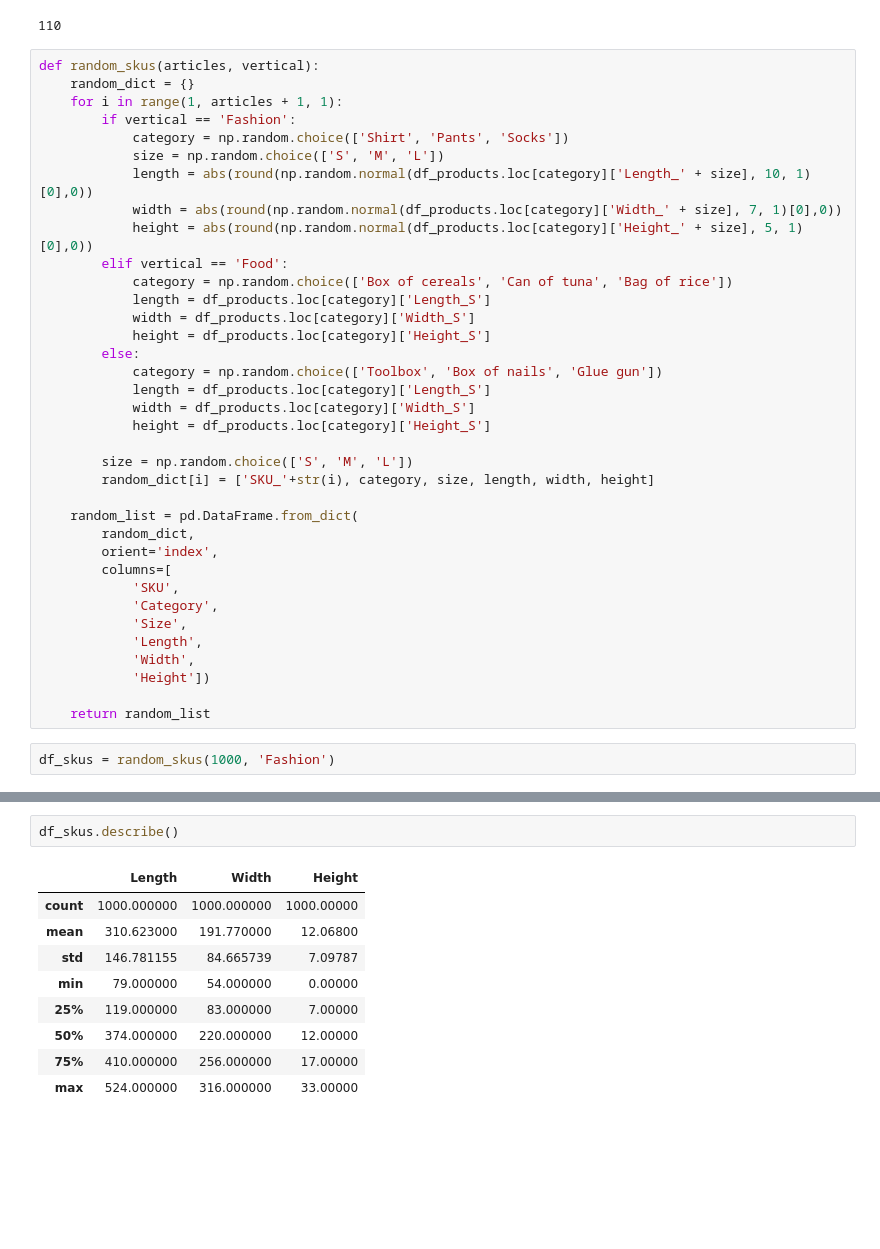
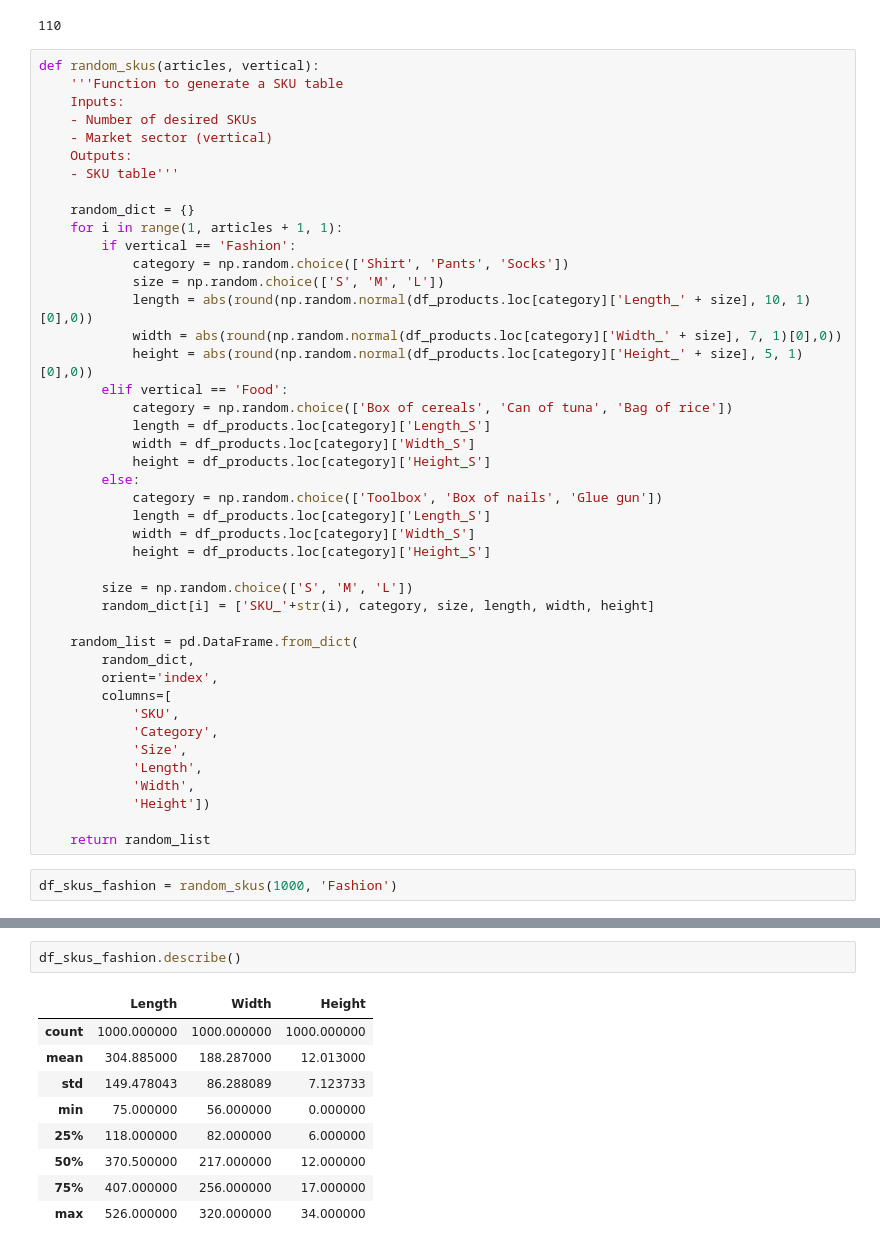
Before and after one commit to LarsTinnefeld/random-operations-generator, a Jupyter notebook: random_generators.ipynb, the cells around one changed output, grey strips where cells are left out. Drawn from its saved outputs; the diff is of its cells as text; blank space fills up the shorter version.

```diff
--- a/random_generators.ipynb
+++ b/random_generators.ipynb
@@ -41,6 +46,13 @@ df_products.loc['Can of tuna']['Length_S']
 110
 # %%
 def random_skus(articles, vertical):
+    '''Function to generate a SKU table
+    Inputs:
+    - Number of desired SKUs
+    - Market sector (vertical)
+    Outputs:
+    - SKU table'''
+
     random_dict = {}
     for i in range(1, articles + 1, 1):
         if vertical == 'Fashion':
@@ -76,4 +88,4 @@ def random_skus(articles, vertical):
 
     return random_list
 # %%
-df_skus = random_skus(1000, 'Fashion')
+df_skus_fashion = random_skus(1000, 'Fashion')
@@ -119,17 +131,17 @@ Data columns (total 6 columns):
 dtypes: float64(3), object(3)
 memory usage: 87.0+ KB
 # %%
-df_skus.describe()
+df_skus_fashion.describe()
 # %% [output]
 |  | Length | Width | Height |
-| count | 1000.000000 | 1000.000000 | 1000.00000 |
-| mean | 310.623000 | 191.770000 | 12.06800 |
-| std | 146.781155 | 84.665739 | 7.09787 |
-| min | 79.000000 | 54.000000 | 0.00000 |
-| 25% | 119.000000 | 83.000000 | 7.00000 |
-| 50% | 374.000000 | 220.000000 | 12.00000 |
-| 75% | 410.000000 | 256.000000 | 17.00000 |
-| max | 524.000000 | 316.000000 | 33.00000 |
+| count | 1000.000000 | 1000.000000 | 1000.000000 |
+| mean | 304.885000 | 188.287000 | 12.013000 |
+| std | 149.478043 | 86.288089 | 7.123733 |
+| min | 75.000000 | 56.000000 | 0.000000 |
+| 25% | 118.000000 | 82.000000 | 6.000000 |
+| 50% | 370.500000 | 217.000000 | 12.000000 |
+| 75% | 407.000000 | 256.000000 | 17.000000 |
+| max | 526.000000 | 320.000000 | 34.000000 |
 # %%
 df_skus_food = random_skus(1000, 'Food')
 df_skus_food
```
Also changed, not shown: parts of 13 cells of this notebook.
